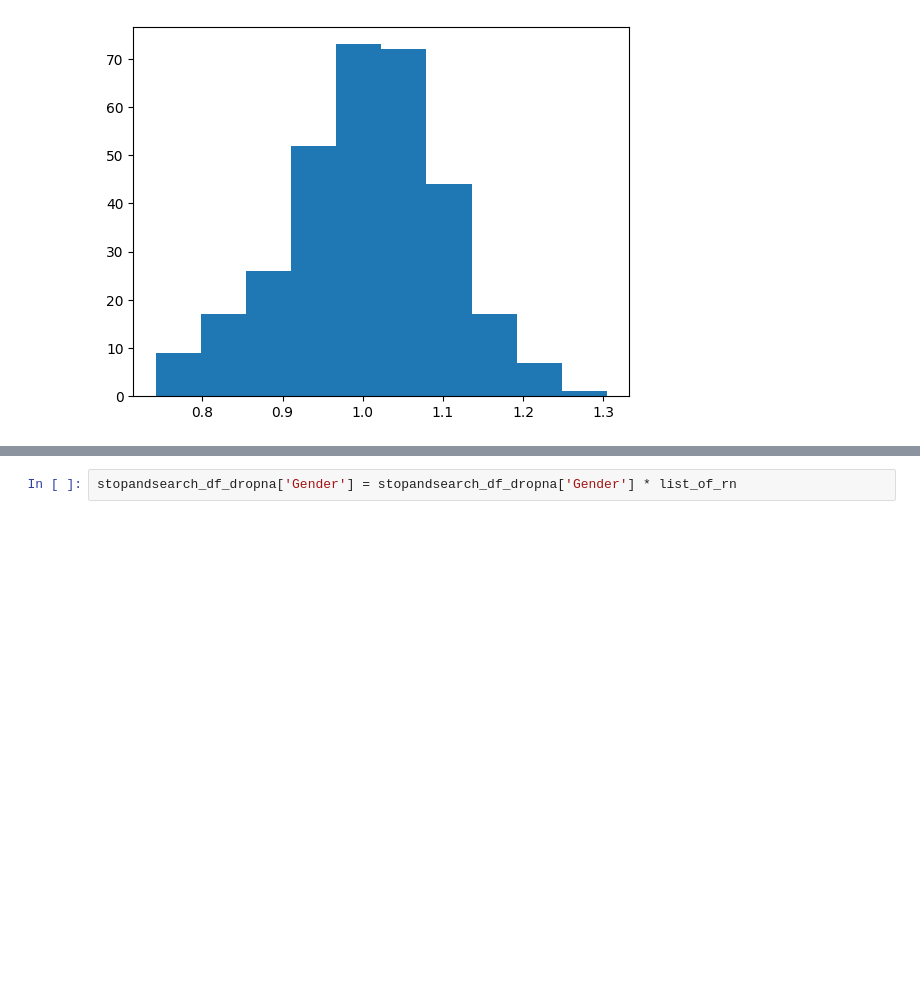
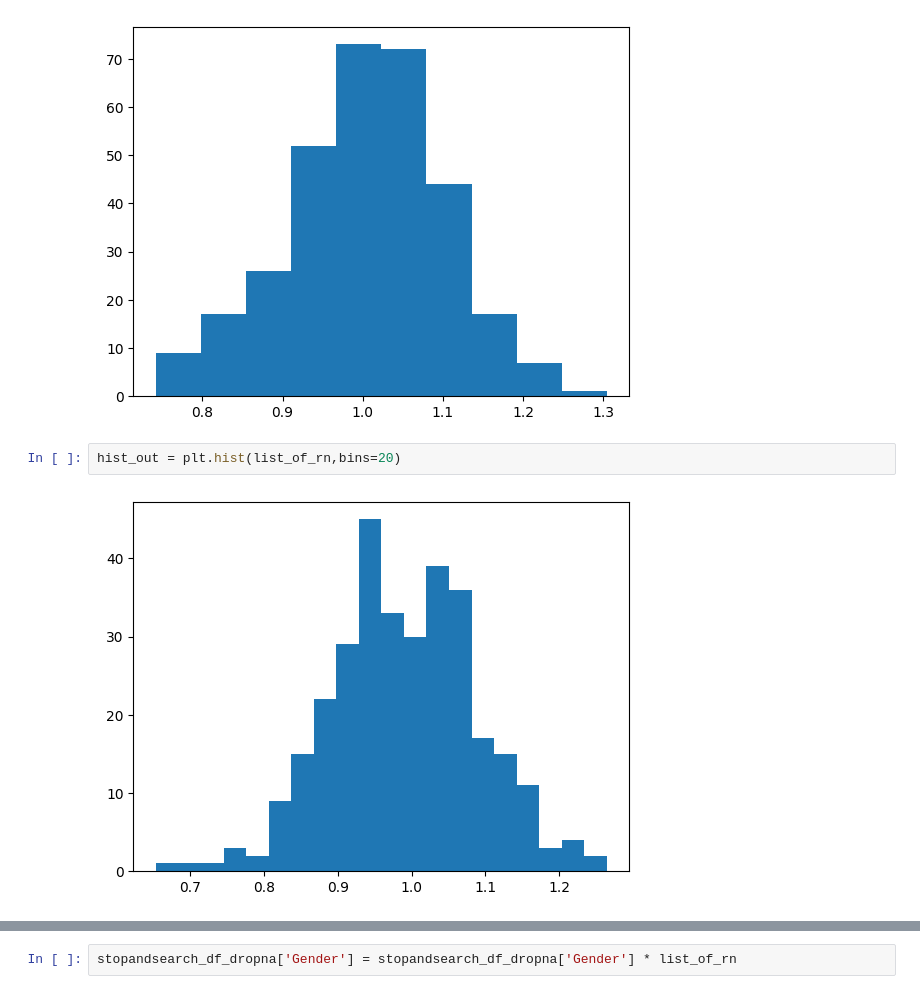
Before and after one commit to Thanyarat281-6/dataviz2025, a Jupyter notebook: Visualize_Data_Distribution.ipynb, the cells around one changed output, grey strips where cells are left out. Saved outputs shown, nothing was run; the diff lists cells and outputs as text; blank space fills up the shorter version.

```diff
--- a/Visualize_Data_Distribution.ipynb
+++ b/Visualize_Data_Distribution.ipynb
@@ -70,3 +70,7 @@ list_of_rn = np.random.normal(loc=1, scale=0.1, size=len(stopandsearch_df_dropna
 plt.hist(list_of_rn);
 # %% [output]
 [figure]
+# %%
+hist_out = plt.hist(list_of_rn,bins=20)
+# %% [output]
+[figure, added]
```
Also changed, not shown: parts of 24 cells of this notebook.
